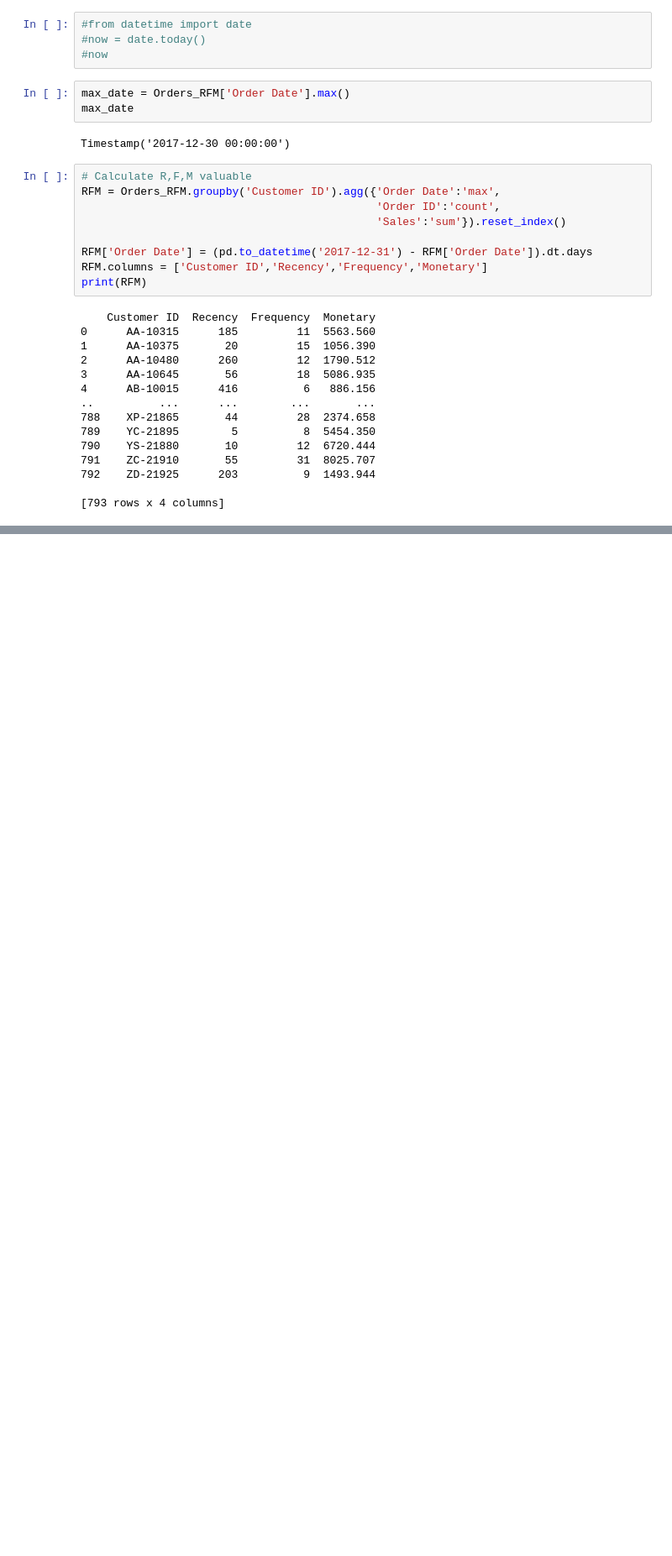
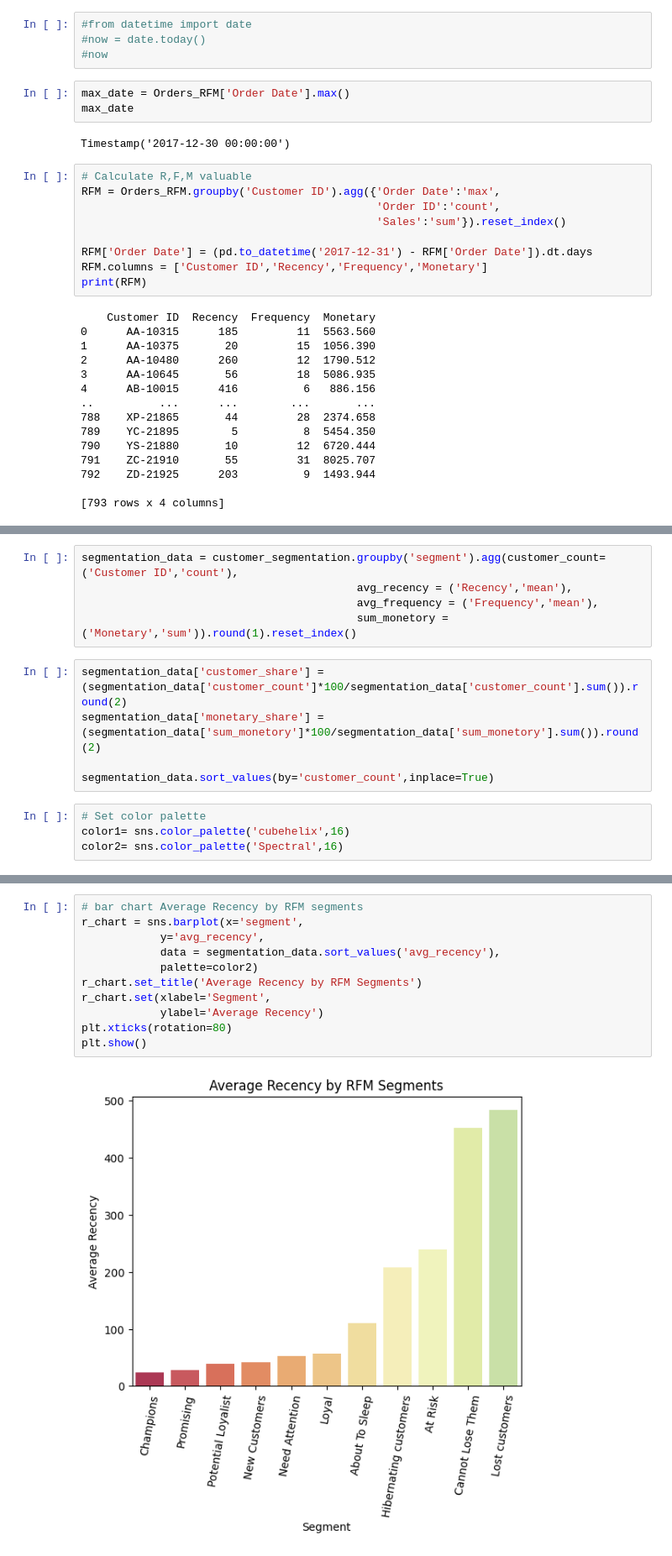
Before and after one commit to MinhAnh99/Python_RFM_Analysis, a Jupyter notebook: MinhAnh_RFM_Analysis_Project.ipynb, the cells around one changed output, grey strips where cells are left out. Shown at 84% size. Saved outputs shown, nothing was run; the diff lists cells and outputs as text; blank space fills up the shorter version.

```diff
--- a/MinhAnh_RFM_Analysis_Project.ipynb
+++ b/MinhAnh_RFM_Analysis_Project.ipynb
@@ -214,0 +137,14 @@ plt.show()
+# %%
+segmentation_data = customer_segmentation.groupby('segment').agg(customer_count=('Customer ID','count'),
+                                          avg_recency = ('Recency','mean'),
+                                          avg_frequency = ('Frequency','mean'),
+                                          sum_monetory = ('Monetary','sum')).round(1).reset_index()
+# %%
+segmentation_data['customer_share'] = (segmentation_data['customer_count']*100/segmentation_data['customer_count'].sum()).round(2)
+segmentation_data['monetary_share'] = (segmentation_data['sum_monetory']*100/segmentation_data['sum_monetory'].sum()).round(2)
+
+segmentation_data.sort_values(by='customer_count',inplace=True)
+# %%
+# Set color palette
+color1= sns.color_palette('cubehelix',16)
+color2= sns.color_palette('Spectral',16)
@@ -214,0 +168,13 @@ plt.show()
+# %%
+# bar chart Average Recency by RFM segments
+r_chart = sns.barplot(x='segment',
+            y='avg_recency',
+            data = segmentation_data.sort_values('avg_recency'),
+            palette=color2)
+r_chart.set_title('Average Recency by RFM Segments')
+r_chart.set(xlabel='Segment',
+            ylabel='Average Recency')
+plt.xticks(rotation=80)
+plt.show()
+# %% [output]
+[figure, added]
```
Also changed, not shown: parts of 14 cells of this notebook.
